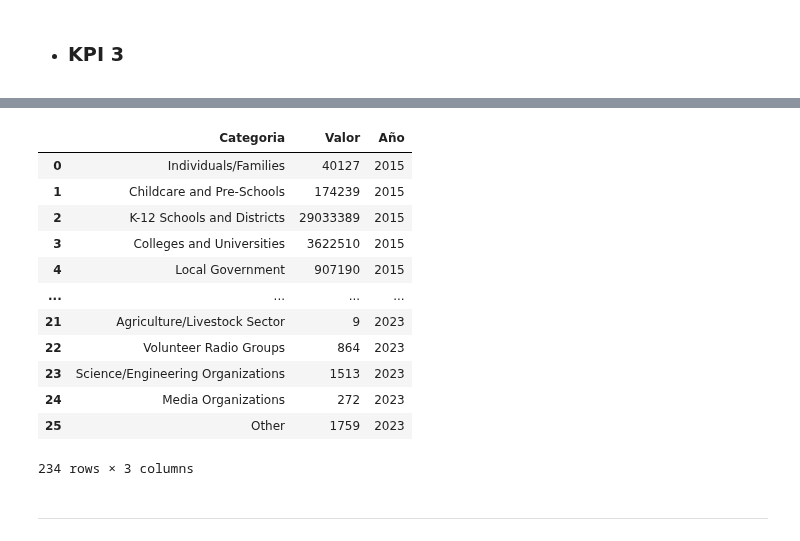
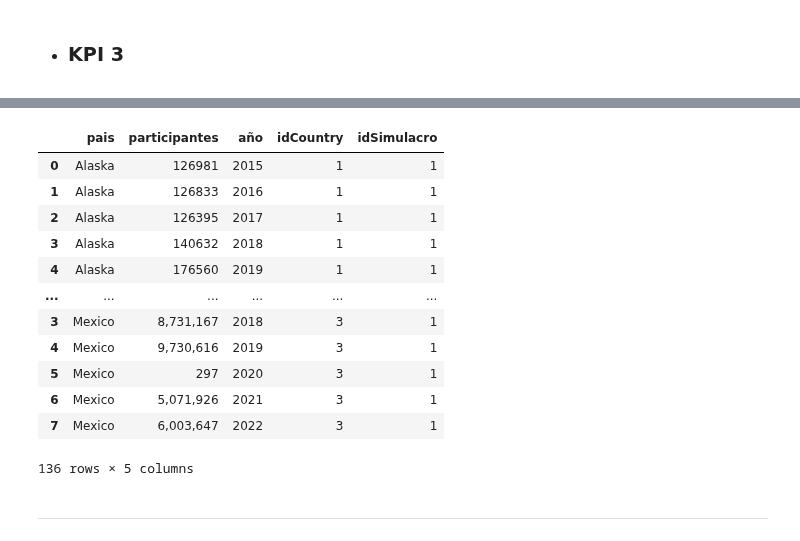
Before and after one commit to ReneRamosTrvn/alertas_sismicas, a Jupyter notebook: ETL.ipynb, the cells around one changed output, grey strips where cells are left out. Cells and saved outputs as stored; diff of their text form; code cells hidden in the pictures.

Commit message:
KPI 3 y driver_chrome

```diff
--- a/ETL.ipynb
+++ b/ETL.ipynb
@@ -596,0 +696,21 @@ df_fatalidades.to_json("Datasets/KPI 2/Fatalidades.json")
+# %%
+from selenium import webdriver
+lista_mexico = []
+for year in range (2015,2023) :
+    website = f'https://www.shakeout.org/participants.php?year={year}'
+    path = 'driver/chromedriver.exe'
+    driver = webdriver.Chrome(path)
+    driver.get(website)
+    filas = driver.find_elements_by_tag_name('tr')
+    datos = []
+    for fila in filas:
+        datos.append(fila.text + " " + str(year))
+    datos_filtrados = [dato for dato in datos if "Mexico" in dato]
+    pais, participantes, año = datos_filtrados[0].split(" ")
+    lista_mexico.append([pais, participantes, año])
+
+    driver.quit()
+
+df_participantes_mexico = pd.DataFrame(lista_mexico,columns=["pais","participantes","año"])
+df_participantes_mexico["idCountry"] = 3
+df_participantes_mexico
@@ -657,16 +804,19 @@ df_simulacros = pd.concat(dfs)
-# %%
-df_simulacros
-# %% [output]
-|  | Categoria | Valor | Año |
-| 0 | Individuals/Families | 40127 | 2015 |
-| 1 | Childcare and Pre-Schools | 174239 | 2015 |
-| 2 | K-12 Schools and Districts | 29033389 | 2015 |
-| 3 | Colleges and Universities | 3622510 | 2015 |
-| 4 | Local Government | 907190 | 2015 |
-| ... | ... | ... | ... |
-| 21 | Agriculture/Livestock Sector | 9 | 2023 |
-| 22 | Volunteer Radio Groups | 864 | 2023 |
-| 23 | Science/Engineering Organizations | 1513 | 2023 |
-| 24 | Media Organizations | 272 | 2023 |
-| 25 | Other | 1759 | 2023 |
-234 rows × 3 columns
+# %%
+# Unimos los participantes de mexico con los de usa y japon
+df_participantes_simulacros = pd.concat([df_participantes_usa_jap,df_participantes_mexico],axis=0)
+df_participantes_simulacros["idSimulacro"] = 1
+df_participantes_simulacros
+# %% [output]
+|  | pais | participantes | año | idCountry | idSimulacro |
+| 0 | Alaska | 126981 | 2015 | 1 | 1 |
+| 1 | Alaska | 126833 | 2016 | 1 | 1 |
+| 2 | Alaska | 126395 | 2017 | 1 | 1 |
+| 3 | Alaska | 140632 | 2018 | 1 | 1 |
+| 4 | Alaska | 176560 | 2019 | 1 | 1 |
+| ... | ... | ... | ... | ... | ... |
+| 3 | Mexico | 8,731,167 | 2018 | 3 | 1 |
+| 4 | Mexico | 9,730,616 | 2019 | 3 | 1 |
+| 5 | Mexico | 297 | 2020 | 3 | 1 |
+| 6 | Mexico | 5,071,926 | 2021 | 3 | 1 |
+| 7 | Mexico | 6,003,647 | 2022 | 3 | 1 |
+136 rows × 5 columns
```
Also changed, not shown: parts of 11 cells of this notebook, 5 other files.
